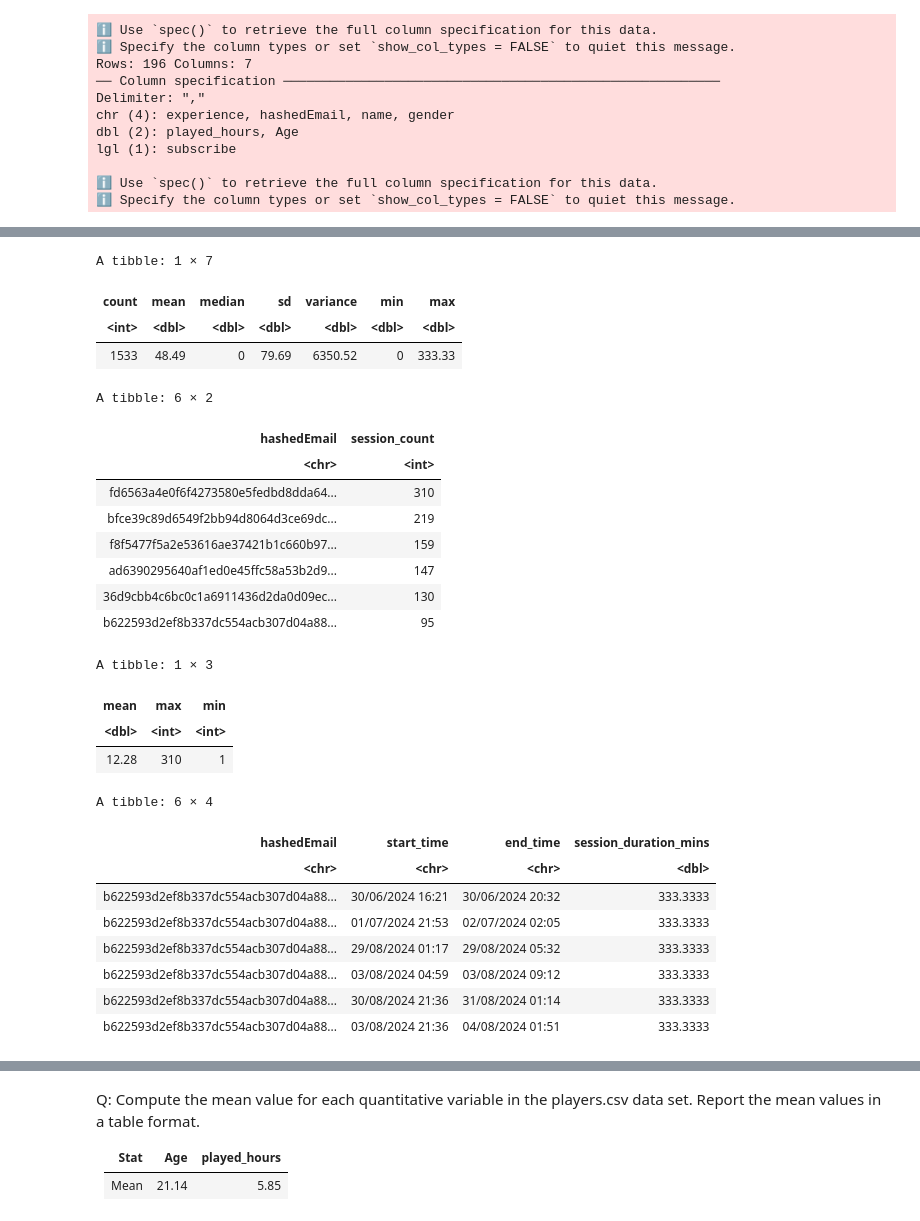
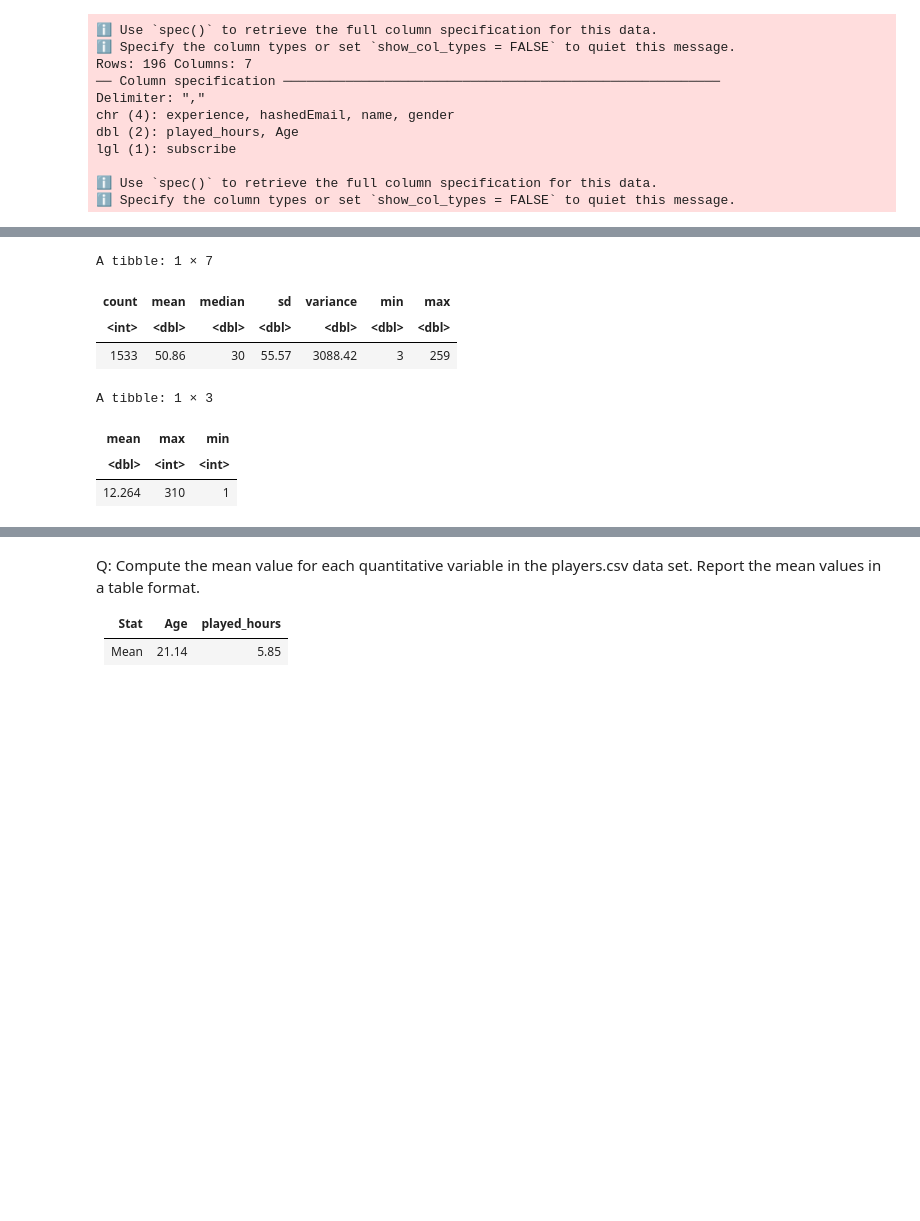
Before and after one commit to vanessapan07/dsci-project-009-19, a Jupyter notebook: projectplanning.ipynb, the cells around one changed output, grey strips where cells are left out. Saved outputs shown, nothing was run; the diff lists cells and outputs as text; code cells hidden in the pictures; blank space fills up the shorter version.

```diff
--- a/projectplanning.ipynb
+++ b/projectplanning.ipynb
@@ -143,63 +151,34 @@ A tibble: 1 × 7
+# %%
+sessions <- sessions |>
+    mutate(original_end_time = as.numeric(as.POSIXct(end_time, format = "%d/%m/%Y %H:%M")),
+           original_start_time = as.numeric(as.POSIXct(start_time, format = "%d/%m/%Y %H:%M")))|>
+    filter(!is.na(original_end_time))|>
+    mutate(session_duration_mins = (original_end_time - original_start_time)/60)
 # %%
 session_stats<-sessions|>
-    filter(!is.na(original_end_time))|>
-    mutate(session_duration_mins = (original_end_time - original_start_time) / 60000)|>
     summarise(
         count = n(),
         mean = round(mean(session_duration_mins), 2),
         median = round(median(session_duration_mins), 2),
         sd = round(sd(session_duration_mins), 2),
         variance = round(var(session_duration_mins), 2),
         min = round(min(session_duration_mins),2),
         max = round(max(session_duration_mins),2))
 session_stats
 
-#check for players with multiple sessions
-user_session_count <- sessions|>
-    count(hashedEmail, name = "session_count")|>
-    arrange(desc(session_count))
-
-head(user_session_count)
 
 mean_sessions_per_user <- sessions |>
     count(hashedEmail, name = "session_count")|>
     summarise(mean = mean(session_count),
               max = max(session_count),
               min = min(session_count))
 mean_sessions_per_user
-
-#check for egregious hours
-session_duration <- sessions|>
-    filter(!is.na(original_end_time))|>
-    mutate(session_duration_mins = (original_end_time - original_start_time) / 60000)|>
-    arrange(desc(session_duration_mins))|>
-    slice(1:6)|>
-    select(hashedEmail, start_time, end_time, session_duration_mins)
-session_duration
 # %% [output]
 A tibble: 1 × 7
 | count | mean | median | sd | variance | min | max |
 | <int> | <dbl> | <dbl> | <dbl> | <dbl> | <dbl> | <dbl> |
-| 1533 | 48.49 | 0 | 79.69 | 6350.52 | 0 | 333.33 |
+| 1533 | 50.86 | 30 | 55.57 | 3088.42 | 3 | 259 |
-A tibble: 6 × 2
+A tibble: 1 × 3
-| hashedEmail | session_count |
-| <chr> | <int> |
-| fd6563a4e0f6f4273580e5fedbd8dda64... | 310 |
-| bfce39c89d6549f2bb94d8064d3ce69dc... | 219 |
-| f8f5477f5a2e53616ae37421b1c660b97... | 159 |
-| ad6390295640af1ed0e45ffc58a53b2d9... | 147 |
-| 36d9cbb4c6bc0c1a6911436d2da0d09ec... | 130 |
-| b622593d2ef8b337dc554acb307d04a88... | 95 |
+| mean | max | min |
+| <dbl> | <int> | <int> |
+| 12.264 | 310 | 1 |
-A tibble: 1 × 3
-| mean | max | min |
-| <dbl> | <int> | <int> |
-| 12.28 | 310 | 1 |
-A tibble: 6 × 4
-| hashedEmail | start_time | end_time | session_duration_mins |
-| <chr> | <chr> | <chr> | <dbl> |
-| b622593d2ef8b337dc554acb307d04a88... | 30/06/2024 16:21 | 30/06/2024 20:32 | 333.3333 |
-| b622593d2ef8b337dc554acb307d04a88... | 01/07/2024 21:53 | 02/07/2024 02:05 | 333.3333 |
-| b622593d2ef8b337dc554acb307d04a88... | 29/08/2024 01:17 | 29/08/2024 05:32 | 333.3333 |
-| b622593d2ef8b337dc554acb307d04a88... | 03/08/2024 04:59 | 03/08/2024 09:12 | 333.3333 |
-| b622593d2ef8b337dc554acb307d04a88... | 30/08/2024 21:36 | 31/08/2024 01:14 | 333.3333 |
-| b622593d2ef8b337dc554acb307d04a88... | 03/08/2024 21:36 | 04/08/2024 01:51 | 333.3333 |
```
Also changed, not shown: parts of 15 cells of this notebook.
